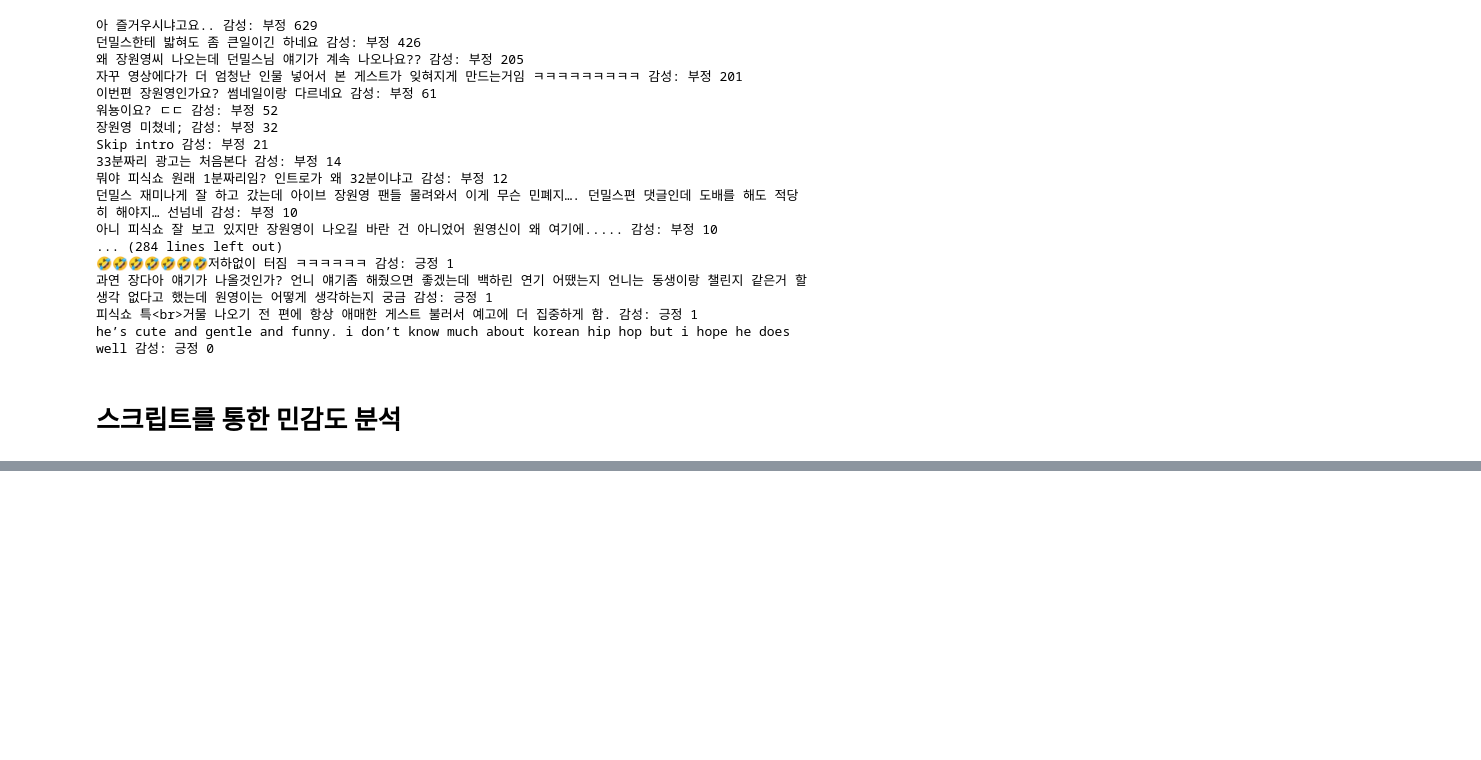
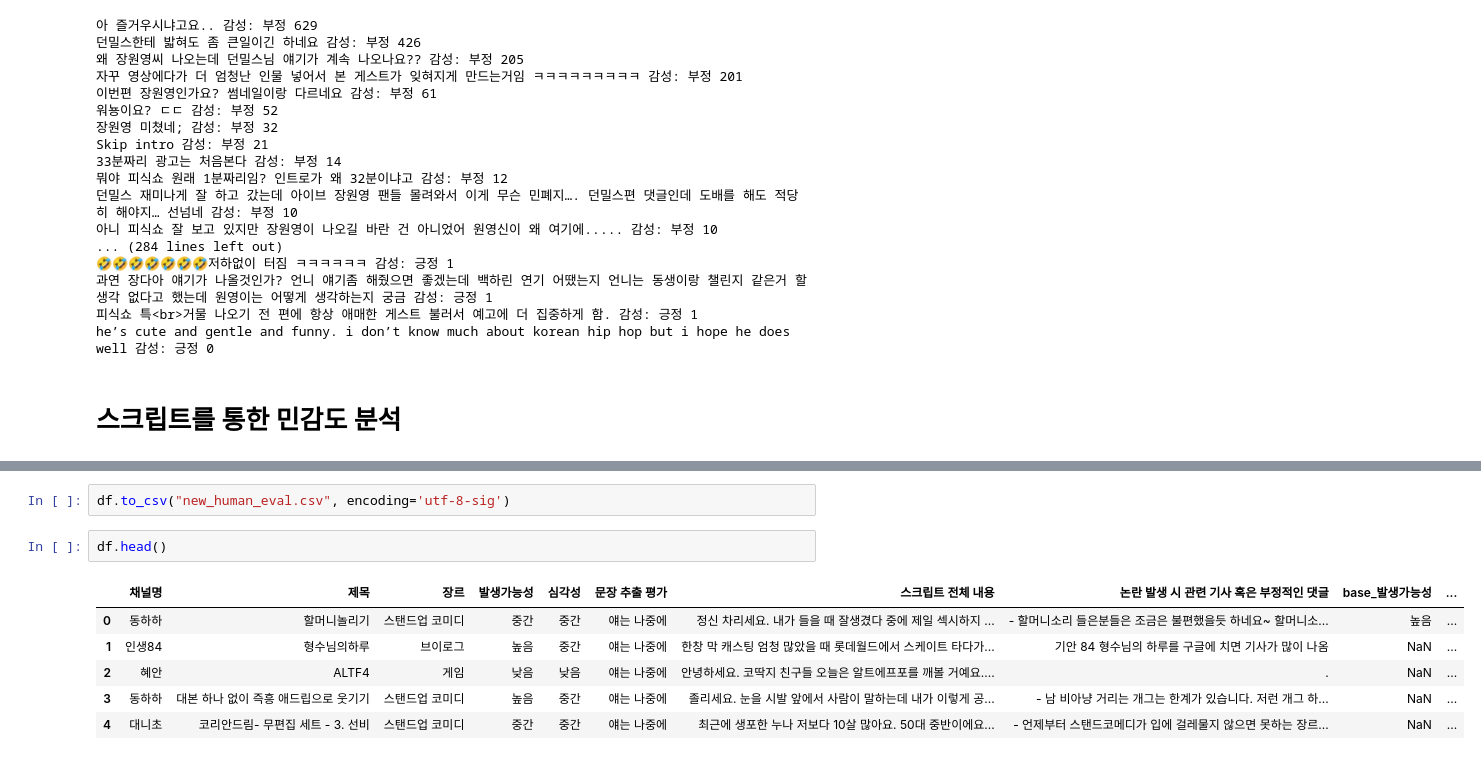
Before and after one commit to hwk9764/CLOVISTA, a Jupyter notebook: core/sensitivity/experiments.ipynb, the cells around one changed output, grey strips where cells are left out. Cells and saved outputs as stored; diff of their text form; blank space fills up the shorter version.

```diff
--- a/core/sensitivity/experiments.ipynb
+++ b/core/sensitivity/experiments.ipynb
@@ -257,0 +617,11 @@ text_add = "채널의 장르: 스텐드업 코미디\n제목: 대본 하나 없
+# %%
+df.to_csv("new_human_eval.csv", encoding='utf-8-sig')
+# %%
+df.head()
+# %% [output]
+|  | 채널명 | 제목 | 장르 | 발생가능성 | 심각성 | 문장 추출 평가 | 스크립트 전체 내용 | 논란 발생 시 관련 기사 혹은 부정적인 댓글 | base_발생가능성 | ... |
+| 0 | 동하하 | 할머니놀리기 | 스탠드업 코미디 | 중간 | 중간 | 얘는 나중에 | 정신 차리세요. 내가 들을 때 잘생겼다 중에 제일 섹시하지 ... | - 할머니소리 들은분들은 조금은 불편했을듯 하네요~ 할머니소... | 높음 | ... |
+| 1 | 인생84 | 형수님의하루 | 브이로그 | 높음 | 중간 | 얘는 나중에 | 한창 막 캐스팅 엄청 많았을 때 롯데월드에서 스케이트 타다가... | 기안 84 형수님의 하루를 구글에 치면 기사가 많이 나옴 | NaN | ... |
+| 2 | 혜안 | ALTF4 | 게임 | 낮음 | 낮음 | 얘는 나중에 | 안녕하세요. 코딱지 친구들 오늘은 알트에프포를 깨볼 거예요.... | . | NaN | ... |
+| 3 | 동하하 | 대본 하나 없이 즉흥 애드립으로 웃기기 | 스탠드업 코미디 | 높음 | 중간 | 얘는 나중에 | 졸리세요. 눈을 시발 앞에서 사람이 말하는데 내가 이렇게 공... | - 남 비아냥 거리는 개그는 한계가 있습니다. 저런 개그 하... | NaN | ... |
+| 4 | 대니초 | 코리안드림- 무편집 세트 - 3. 선비 | 스탠드업 코미디 | 중간 | 중간 | 얘는 나중에 | 최근에 생포한 누나 저보다 10살 많아요. 50대 중반이에요... | - 언제부터 스탠드코메디가 입에 걸레물지 않으면 못하는 장르... | NaN | ... |
```
Also changed, not shown: parts of 21 cells of this notebook.
